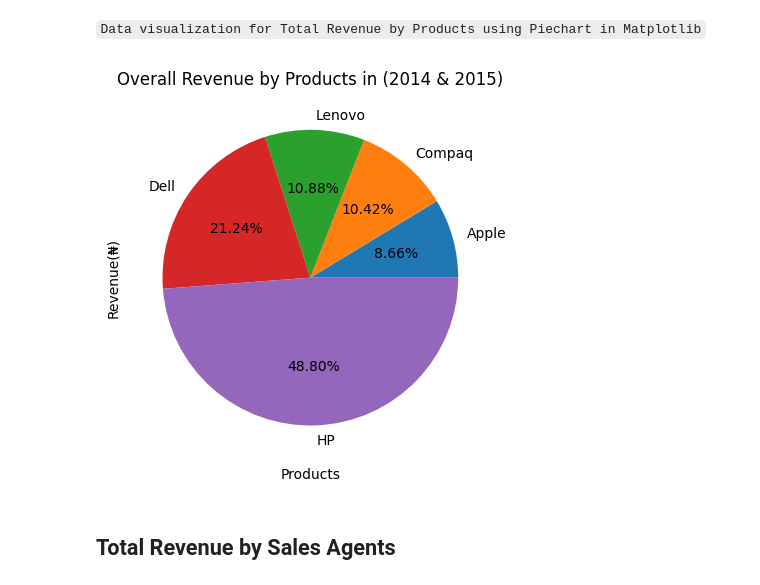
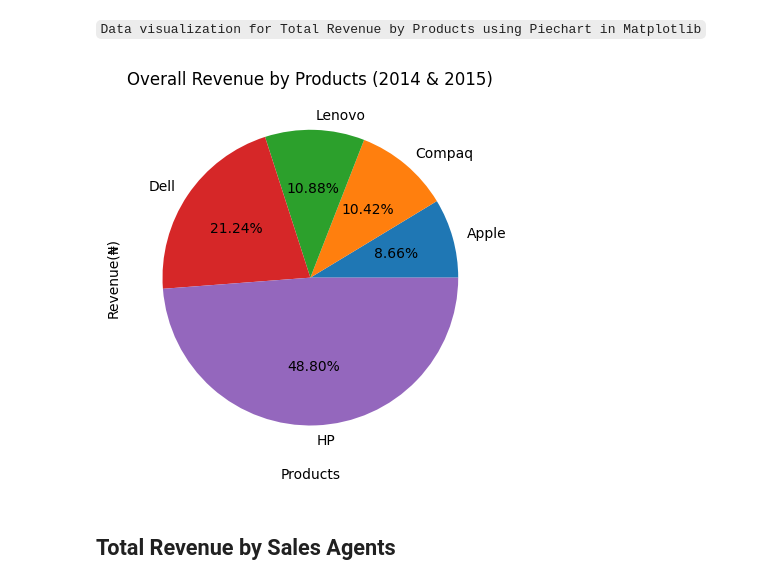
Before and after one commit to Cunyie08/Module-2, a Jupyter notebook: module2_submissions/pandas_task_14.ipynb, the cells around one changed output. Saved outputs shown, nothing was run; the diff lists cells and outputs as text; code cells hidden in the pictures.

```diff
--- a/module2_submissions/pandas_task_14.ipynb
+++ b/module2_submissions/pandas_task_14.ipynb
@@ -544,12 +575,12 @@ plt.show()
 # %%
 # Plotting the Overall Revenue by Products in 2014 and 2015 using matplotlib
 plt.pie(total_revenue_by_product.values, labels=total_revenue_by_product.index, autopct='%1.2f%%')
 plt.xlabel('Products')
 plt.ylabel('Revenue(₦)')
-plt.title('Overall Revenue by Products in (2014 & 2015)')
+plt.title('Overall Revenue by Products (2014 & 2015)')
 plt.show()
 # %% [output]
-[figure, old version]
+[figure, new version]
 # %% [markdown]
 ## **Total Revenue by Sales Agents** ##
 # %%
```
Also changed, not shown: parts of 15 cells of this notebook, 2 other files.
